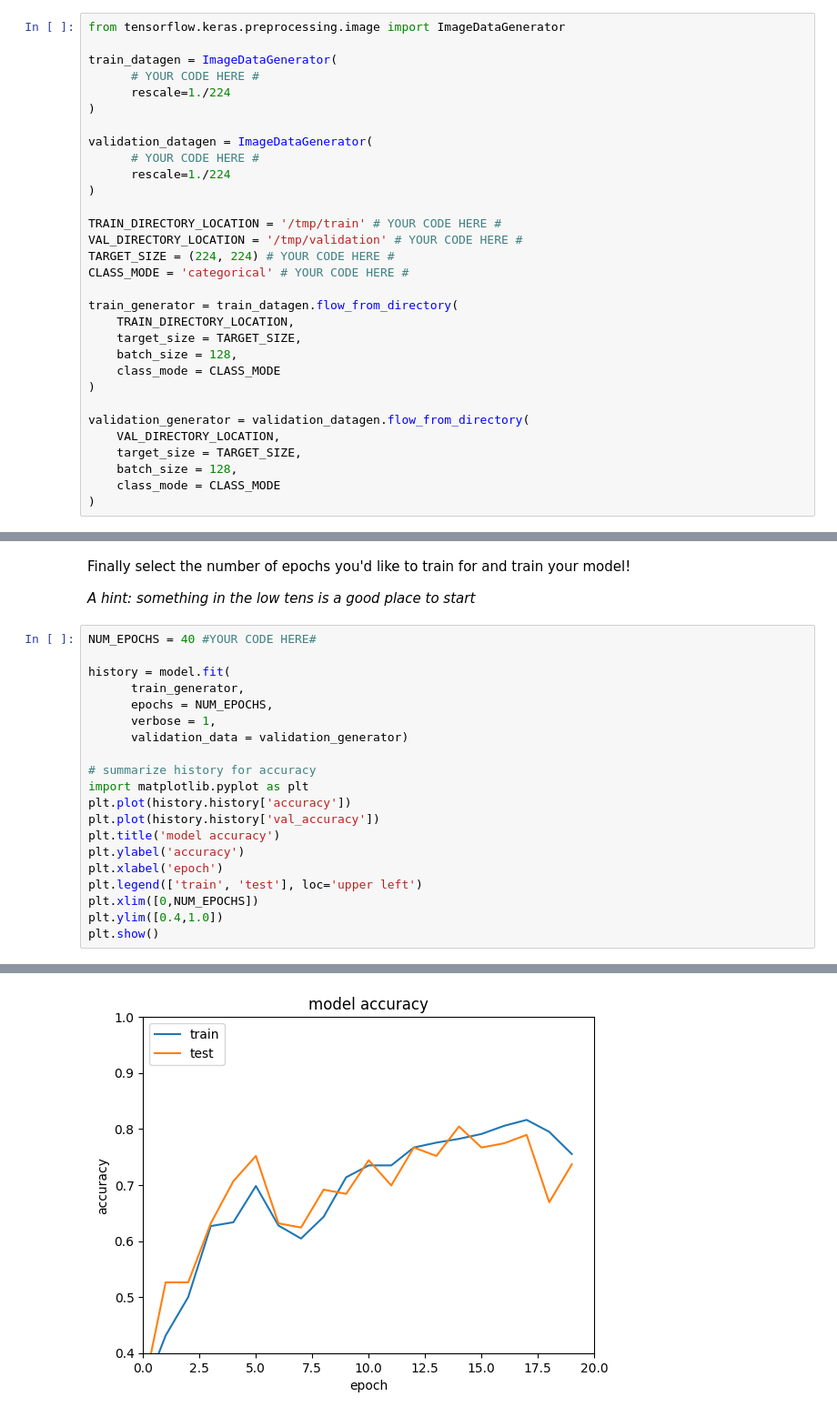
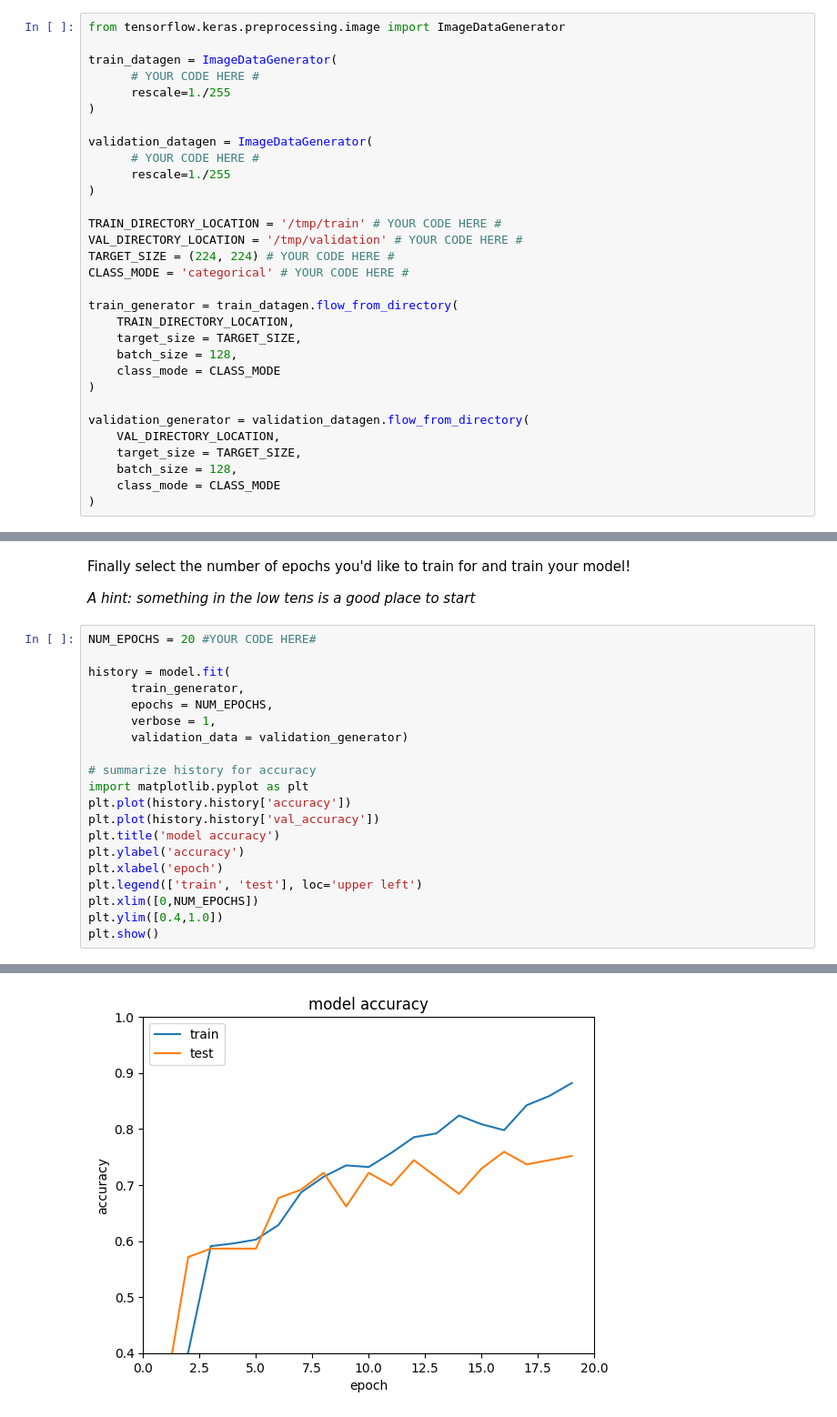
Before and after one commit to marciodbotas/MachineLearning, a Jupyter notebook: 2_4_11_Question.ipynb, the cells around one changed output, grey strips where cells are left out. Shown at 91% size. Cells and saved outputs as stored; diff of their text form.

```diff
--- a/2_4_11_Question.ipynb
+++ b/2_4_11_Question.ipynb
@@ -69,12 +69,12 @@ from tensorflow.keras.preprocessing.image import ImageDataGenerator
 
 train_datagen = ImageDataGenerator(
       # YOUR CODE HERE #
-      rescale=1./224
+      rescale=1./255
 )
 
 validation_datagen = ImageDataGenerator(
       # YOUR CODE HERE #
-      rescale=1./224
+      rescale=1./255
 )
 
 TRAIN_DIRECTORY_LOCATION = '/tmp/train' # YOUR CODE HERE #
@@ -162,7 +162,7 @@ Finally select the number of epochs you'd like to train for and train your model
 
 *A hint: something in the low tens is a good place to start*
 # %%
-NUM_EPOCHS = 40 #YOUR CODE HERE#
+NUM_EPOCHS = 20 #YOUR CODE HERE#
 
 history = model.fit(
       train_generator,
@@ -202 +202 @@ Epoch 20/20
-[figure, old version]
+[figure, new version]
```
Also changed, not shown: parts of 6 cells of this notebook.
